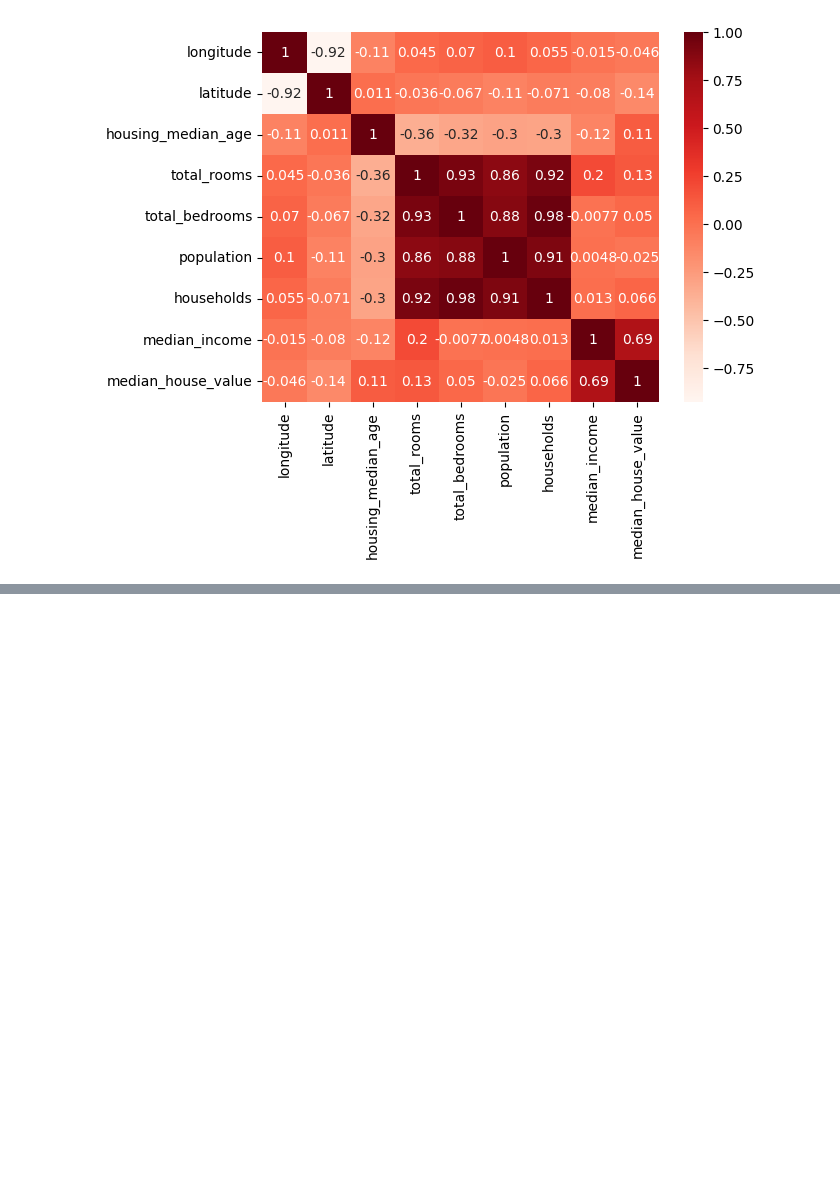
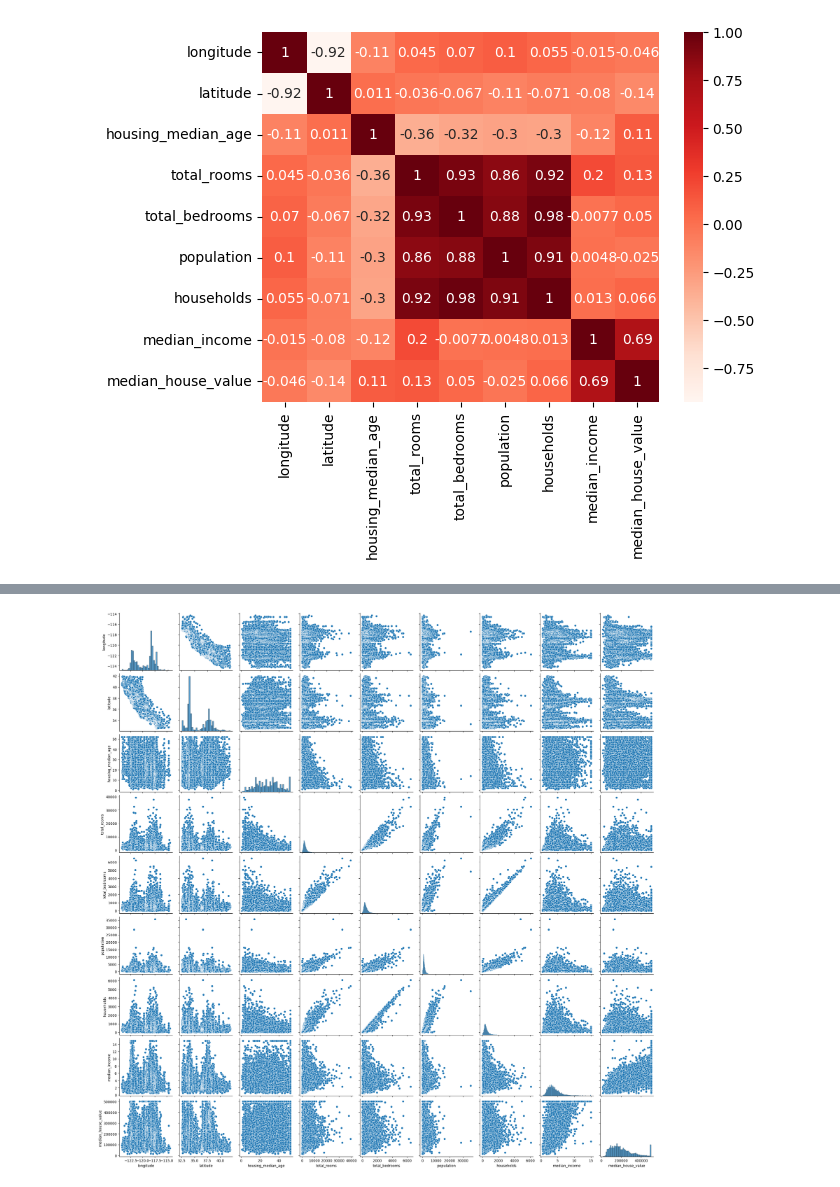
Before and after one commit to AyushDevadiga1/Machine-Learning, a Jupyter notebook: regression_assumptions.ipynb, the cells around one changed output, grey strips where cells are left out. Saved outputs shown, nothing was run; the diff lists cells and outputs as text; code cells hidden in the pictures; blank space fills up the shorter version.

Commit message:
Checking for linear relationship between y and X

```diff
--- a/regression_assumptions.ipynb
+++ b/regression_assumptions.ipynb
@@ -48,0 +67,8 @@ plt.show()
+# %%
+# This below pairplot might give better visualization
+# look at the final row or column to check for linear relationship
+# We find that it is practically absent and we should use a tree based algo for this maybe
+sns.pairplot(data=df)
+plt.show()
+# %% [output]
+[figure, added]
```
Also changed, not shown: parts of 3 cells of this notebook.
